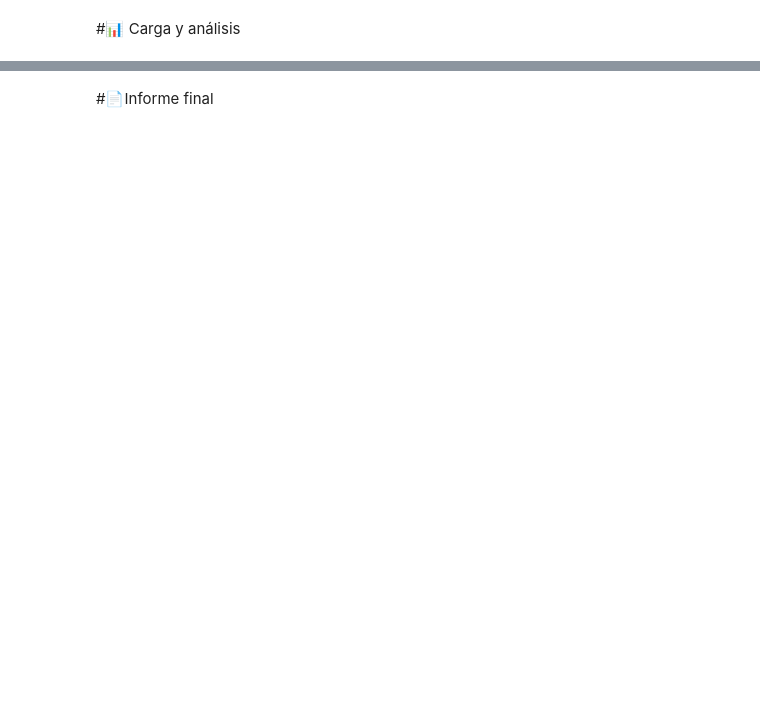
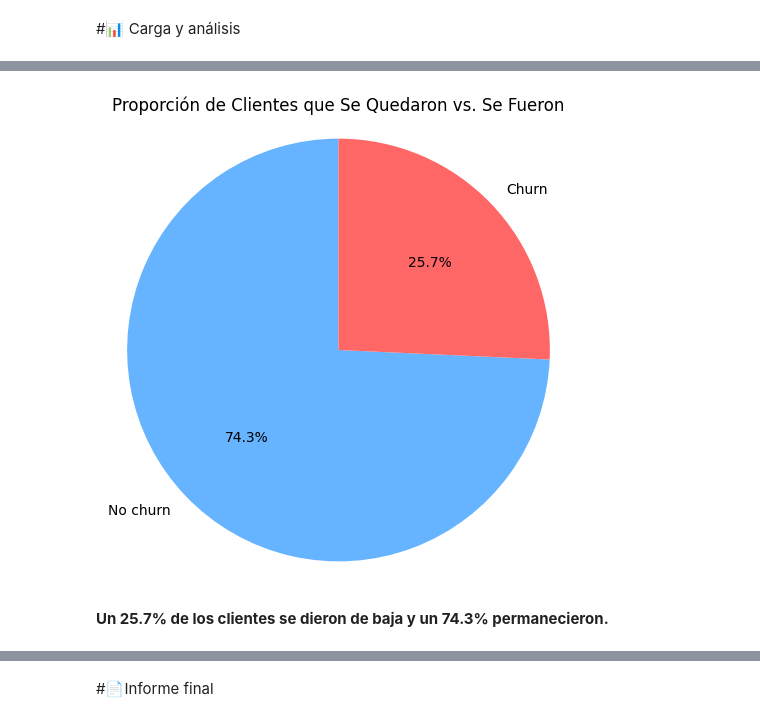
Before and after one commit to eduardo-mendiola/challenge-telecomx-alura, a Jupyter notebook: TelecomX_LATAM.ipynb, the cells around one changed output, grey strips where cells are left out. Drawn from its saved outputs; the diff is of its cells as text; code cells hidden in the pictures; blank space fills up the shorter version.

```diff
--- a/TelecomX_LATAM.ipynb
+++ b/TelecomX_LATAM.ipynb
@@ -26,0 +377,22 @@ Tu desafío será recopilar, procesar y analizar los datos, utilizando Python y
+# %%
+# Recalcular el conteo de churn si no está definido
+churn_counts = df['churn'].value_counts()
+
+# Ahora sí, el gráfico de pastel
+import matplotlib.pyplot as plt
+
+plt.figure(figsize=(6,6))
+plt.pie(
+    churn_counts.values,
+    labels=['No churn', 'Churn'],  # Asegúrate que el orden coincide con los valores
+    autopct='%1.1f%%',
+    colors=['#66b3ff','#ff6666'],
+    startangle=90
+)
+plt.title('Proporción de Clientes que Se Quedaron vs. Se Fueron')
+plt.axis('equal')  # Para que el gráfico sea un círculo perfecto
+plt.show()
+# %% [output]
+[figure, added]
+# %% [markdown]
+**Un 25.7% de los clientes se dieron de baja y un 74.3% permanecieron.**
```
Also changed, not shown: parts of 42 cells of this notebook.
